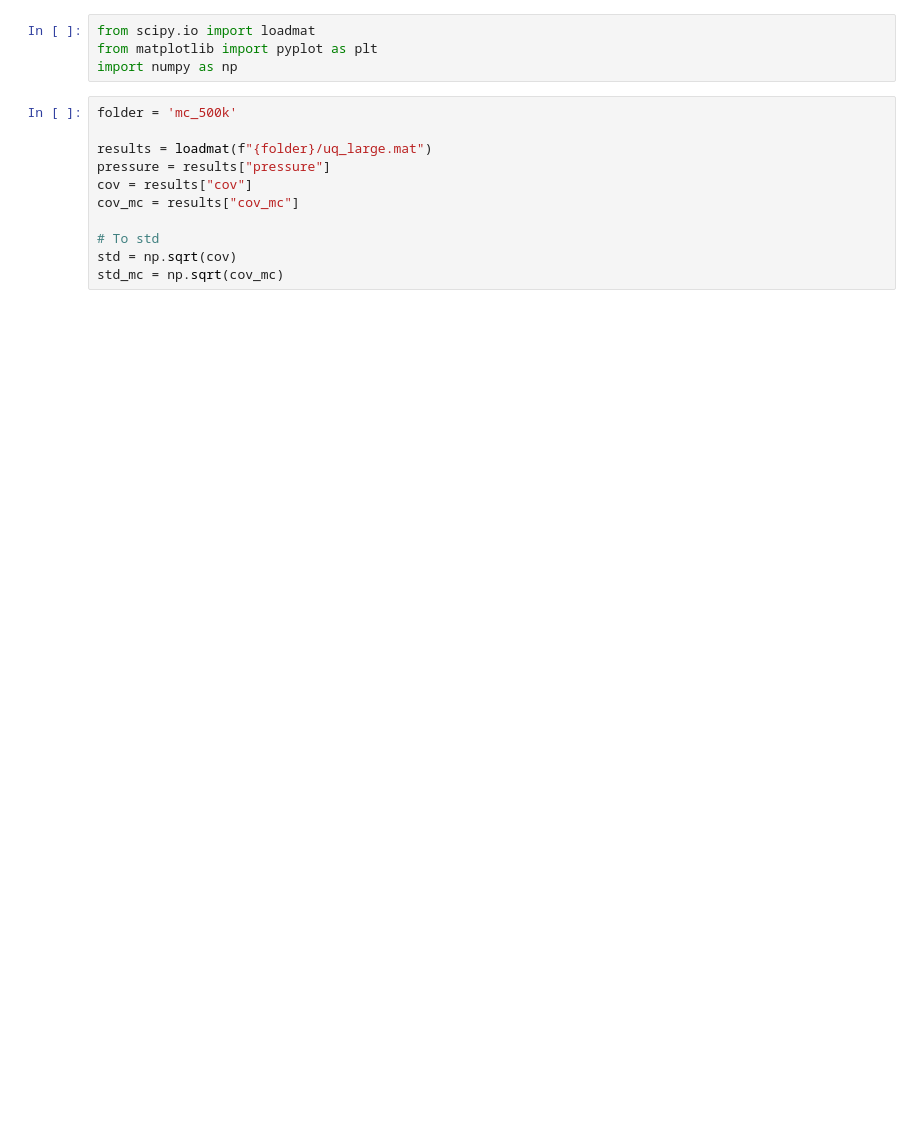
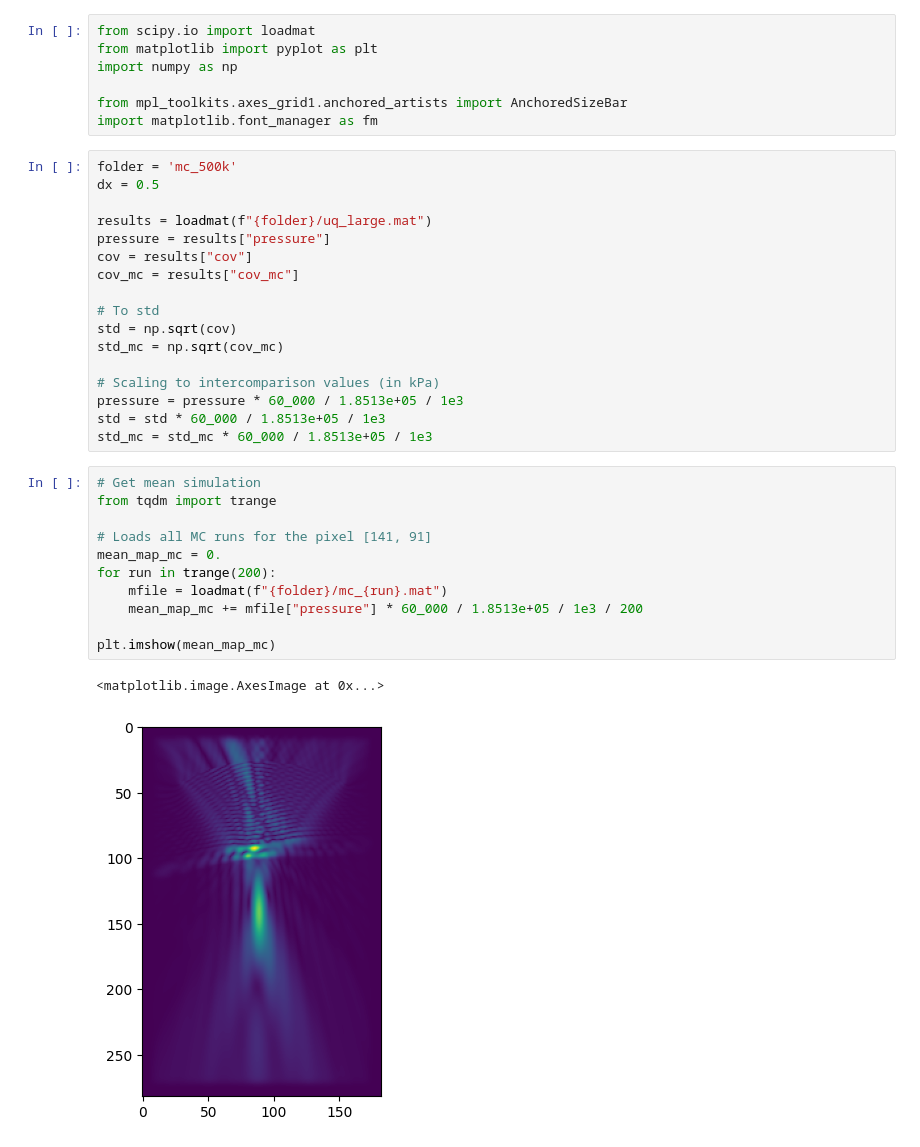
Before and after one commit to ucl-bug/linear-uncertainty, a Jupyter notebook: Figures.ipynb, the cells around one changed output. Saved outputs shown, nothing was run; the diff lists cells and outputs as text; blank space fills up the shorter version.

```diff
--- a/Figures.ipynb
+++ b/Figures.ipynb
@@ -2,8 +2,12 @@
 from scipy.io import loadmat
 from matplotlib import pyplot as plt
 import numpy as np
+
+from mpl_toolkits.axes_grid1.anchored_artists import AnchoredSizeBar
+import matplotlib.font_manager as fm
 # %%
 folder = 'mc_500k'
+dx = 0.5
 
 results = loadmat(f"{folder}/uq_large.mat")
 pressure = results["pressure"]
@@ -13,3 +17,22 @@ cov_mc = results["cov_mc"]
 # To std
 std = np.sqrt(cov)
 std_mc = np.sqrt(cov_mc)
+
+# Scaling to intercomparison values (in kPa)
+pressure = pressure * 60_000 / 1.8513e+05 / 1e3
+std = std * 60_000 / 1.8513e+05 / 1e3
+std_mc = std_mc * 60_000 / 1.8513e+05 / 1e3
+# %%
+# Get mean simulation
+from tqdm import trange
+
+# Loads all MC runs for the pixel [141, 91]
+mean_map_mc = 0.
+for run in trange(200):
+    mfile = loadmat(f"{folder}/mc_{run}.mat")
+    mean_map_mc += mfile["pressure"] * 60_000 / 1.8513e+05 / 1e3 / 200
+
+plt.imshow(mean_map_mc)
+# %% [output]
+<matplotlib.image.AxesImage at 0x...>
+[figure, added]
```
Also changed, not shown: parts of 13 cells of this notebook, 13 other files.
